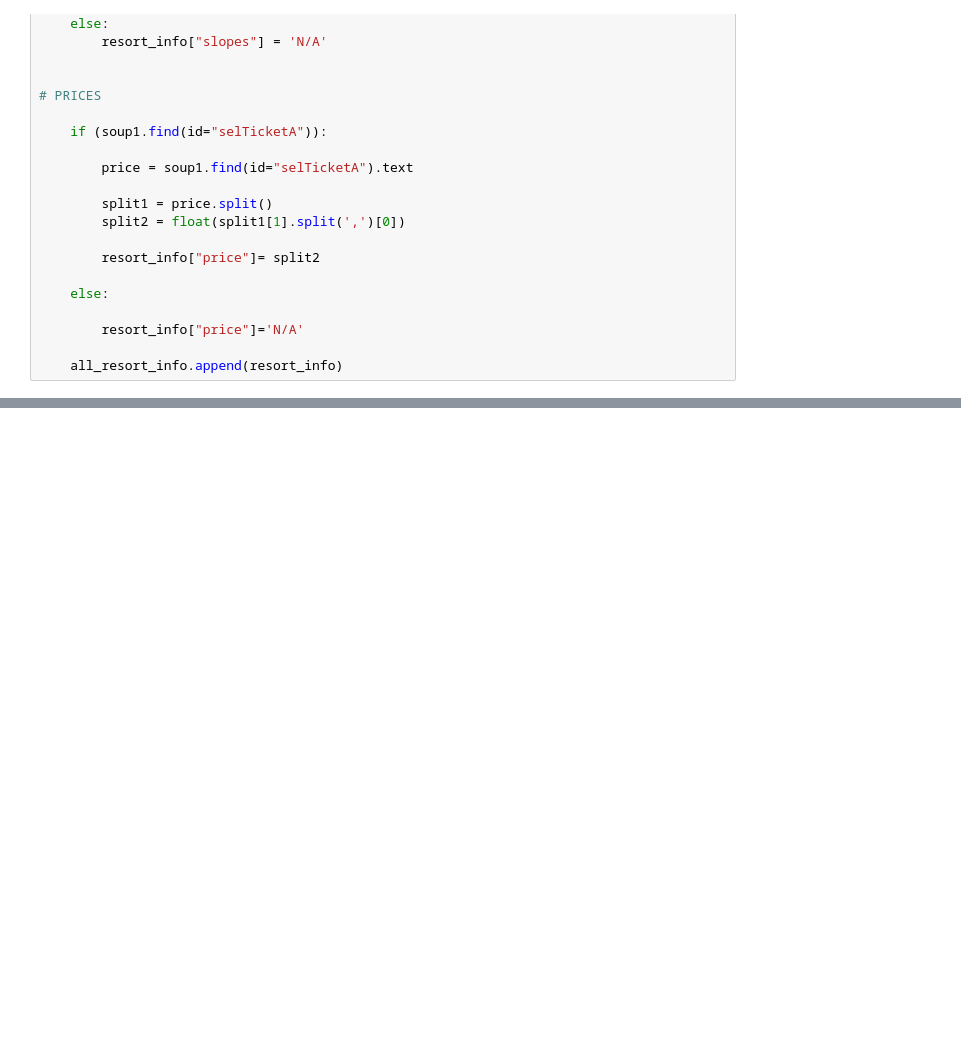
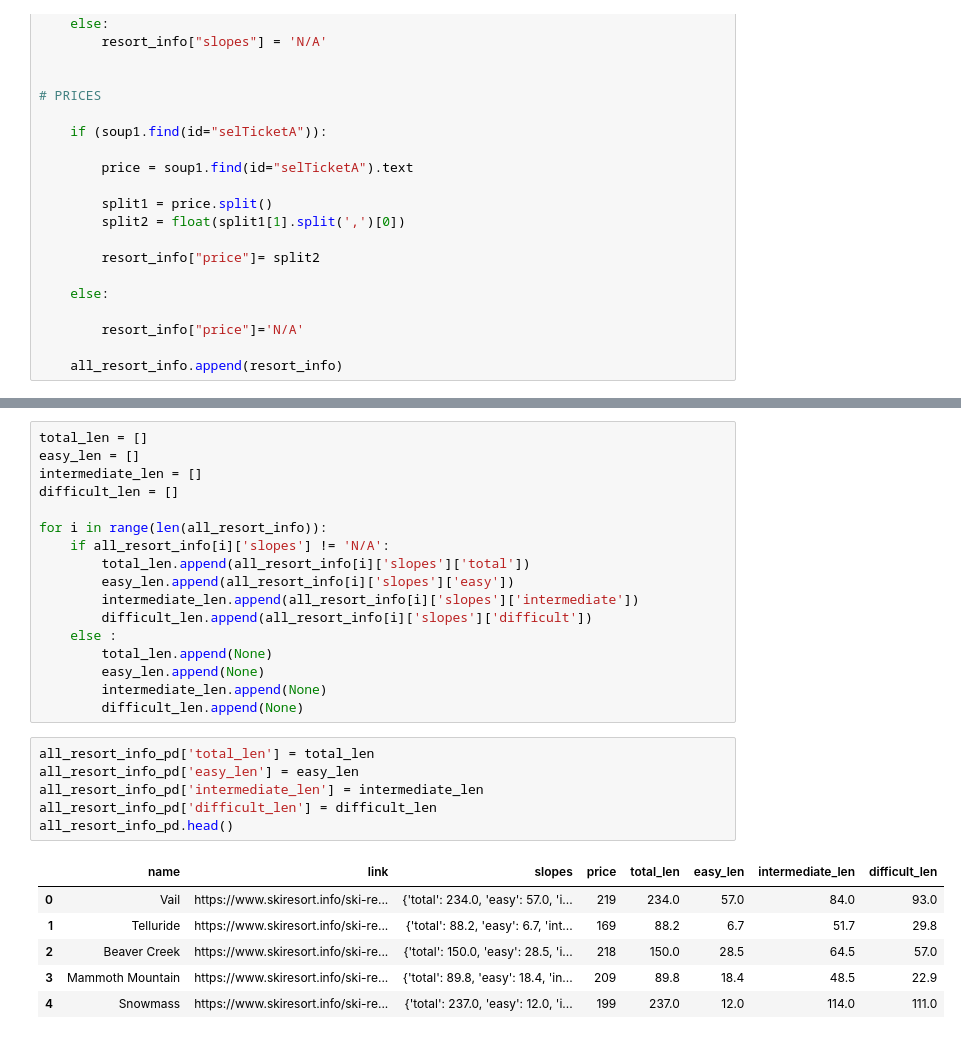
Before and after one commit to lanakimova/ShreddingtheGnar, a Jupyter notebook: scraping.ipynb, the cells around one changed output, grey strips where cells are left out. Cells and saved outputs as stored; diff of their text form; blank space fills up the shorter version.

```diff
--- a/scraping.ipynb
+++ b/scraping.ipynb
@@ -316,0 +297,30 @@ len(all_resort_info)
+# %%
+total_len = []
+easy_len = []
+intermediate_len = []
+difficult_len = []
+
+for i in range(len(all_resort_info)):
+    if all_resort_info[i]['slopes'] != 'N/A':
+        total_len.append(all_resort_info[i]['slopes']['total'])
+        easy_len.append(all_resort_info[i]['slopes']['easy'])
+        intermediate_len.append(all_resort_info[i]['slopes']['intermediate'])
+        difficult_len.append(all_resort_info[i]['slopes']['difficult'])
+    else :
+        total_len.append(None)
+        easy_len.append(None)
+        intermediate_len.append(None)
+        difficult_len.append(None)
+# %%
+all_resort_info_pd['total_len'] = total_len
+all_resort_info_pd['easy_len'] = easy_len
+all_resort_info_pd['intermediate_len'] = intermediate_len
+all_resort_info_pd['difficult_len'] = difficult_len
+all_resort_info_pd.head()
+# %% [output]
+|  | name | link | slopes | price | total_len | easy_len | intermediate_len | difficult_len |
+| 0 | Vail | https://www.skiresort.info/ski-re... | {'total': 234.0, 'easy': 57.0, 'i... | 219 | 234.0 | 57.0 | 84.0 | 93.0 |
+| 1 | Telluride | https://www.skiresort.info/ski-re... | {'total': 88.2, 'easy': 6.7, 'int... | 169 | 88.2 | 6.7 | 51.7 | 29.8 |
+| 2 | Beaver Creek | https://www.skiresort.info/ski-re... | {'total': 150.0, 'easy': 28.5, 'i... | 218 | 150.0 | 28.5 | 64.5 | 57.0 |
+| 3 | Mammoth Mountain | https://www.skiresort.info/ski-re... | {'total': 89.8, 'easy': 18.4, 'in... | 209 | 89.8 | 18.4 | 48.5 | 22.9 |
+| 4 | Snowmass | https://www.skiresort.info/ski-re... | {'total': 237.0, 'easy': 12.0, 'i... | 199 | 237.0 | 12.0 | 114.0 | 111.0 |
```
Also changed, not shown: parts of 14 cells of this notebook, 8 other files.
